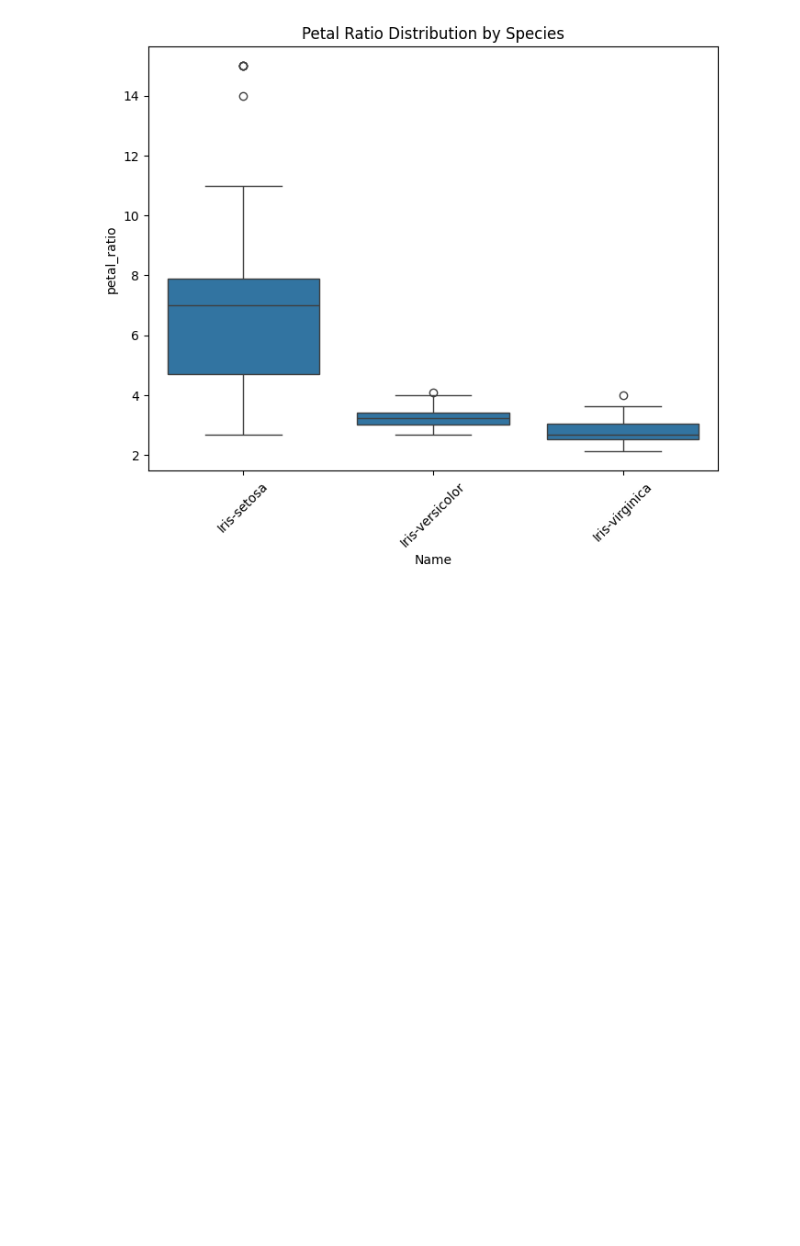
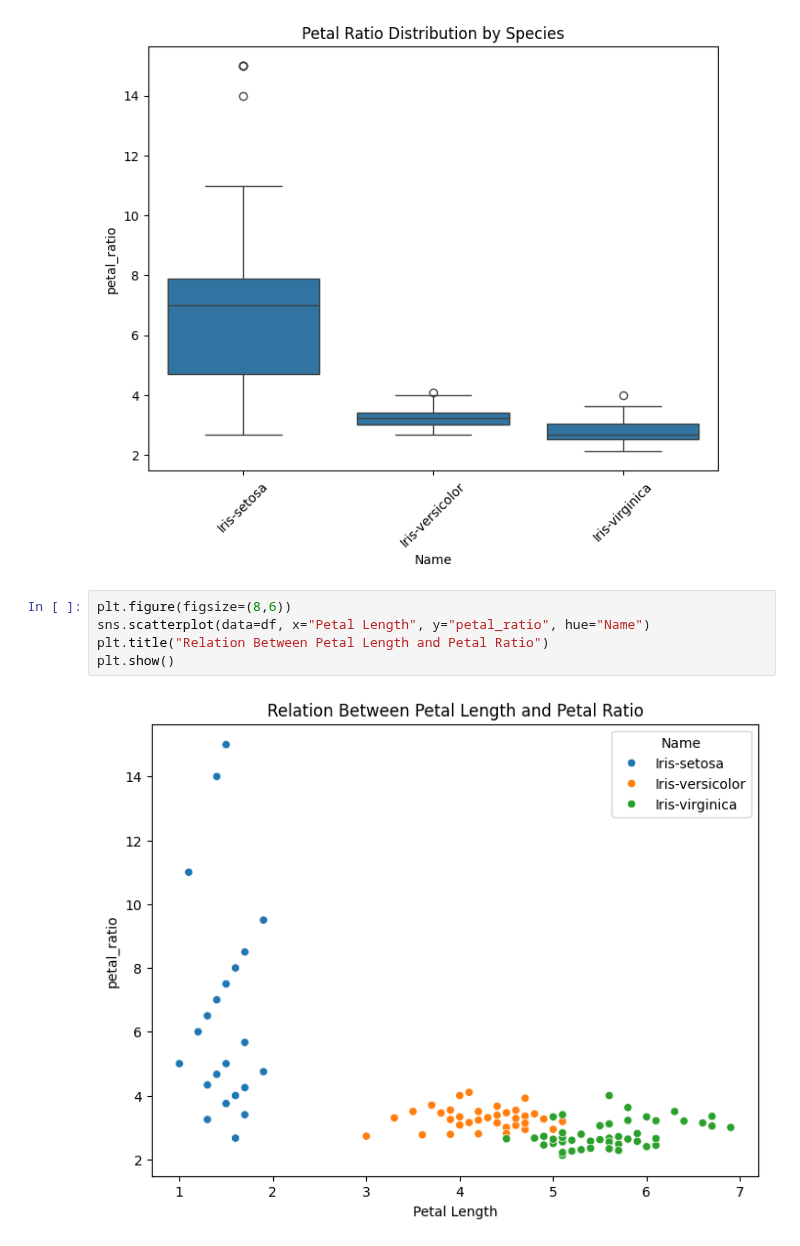
Before and after one commit to Mohammadrzn/maktab-HW, a Jupyter notebook: HW_04_Rezanejad/HW_04_Rezanejad_Q1.ipynb, the cells around one changed output. Cells and saved outputs as stored; diff of their text form; blank space fills up the shorter version.

Commit message:
Show scatter plot

```diff
--- a/HW_04_Rezanejad/HW_04_Rezanejad_Q1.ipynb
+++ b/HW_04_Rezanejad/HW_04_Rezanejad_Q1.ipynb
@@ -74,3 +74,10 @@ plt.title("Petal Ratio Distribution by Species")
 plt.show()
 # %% [output]
 [figure]
+# %%
+plt.figure(figsize=(8,6))
+sns.scatterplot(data=df, x="Petal Length", y="petal_ratio", hue="Name")
+plt.title("Relation Between Petal Length and Petal Ratio")
+plt.show()
+# %% [output]
+[figure, added]
```
